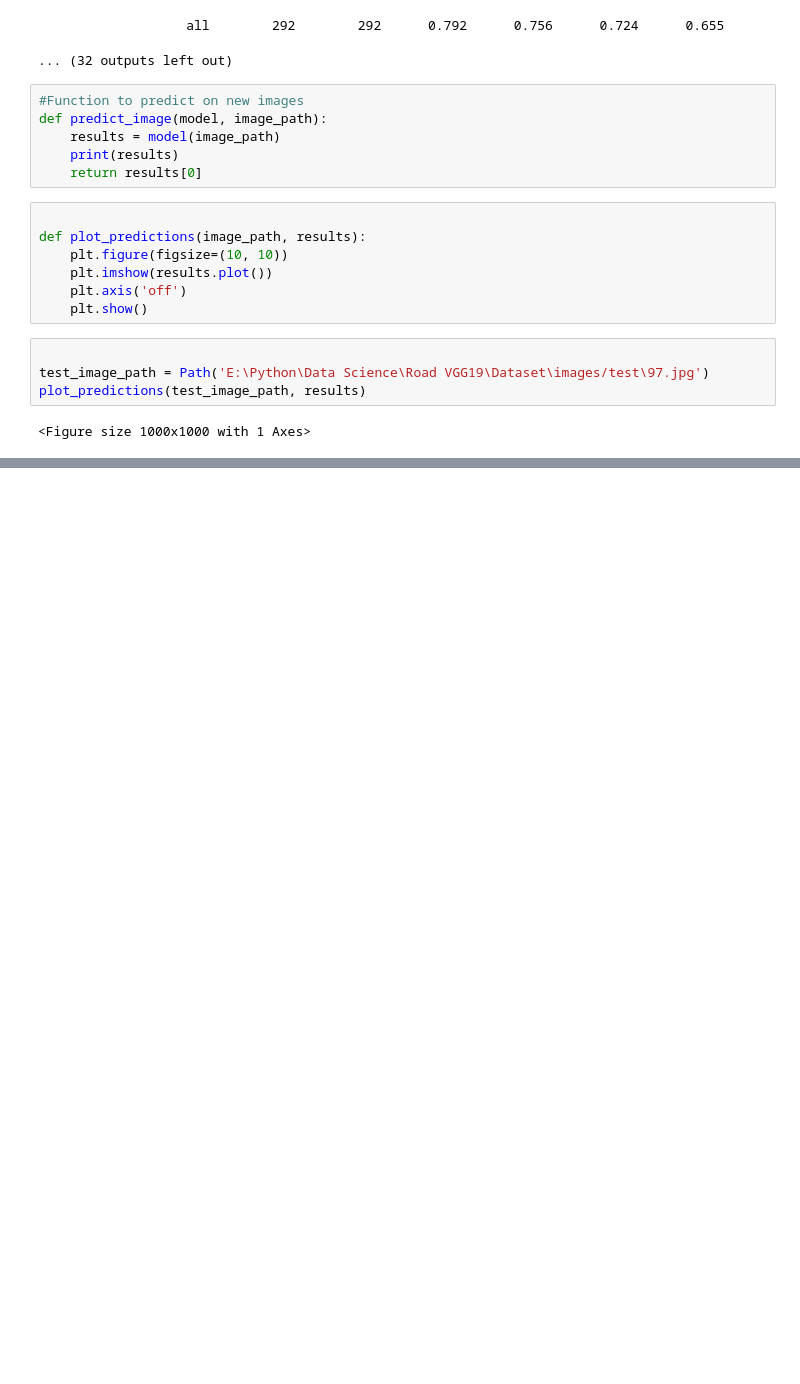
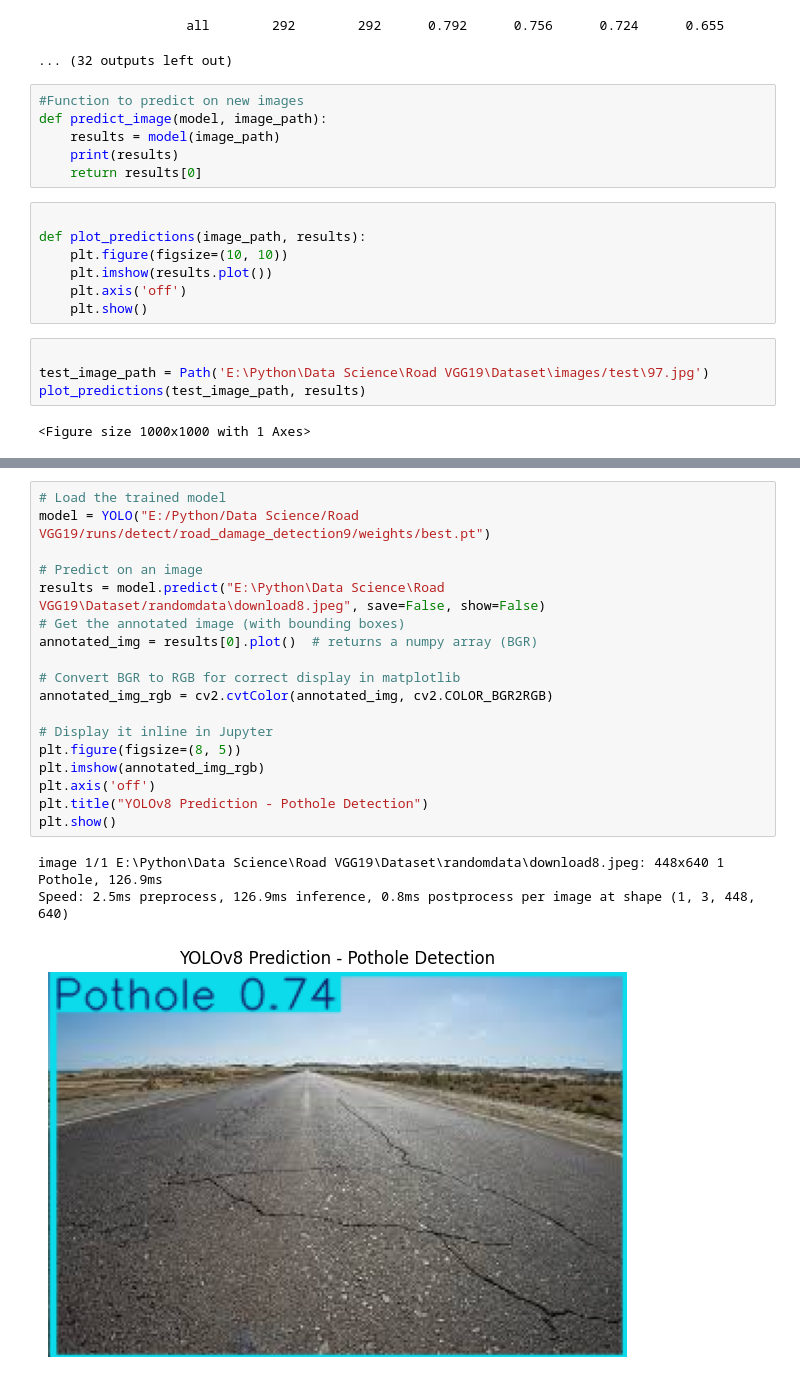
Before and after one commit to Masrafe-Siam/pothole_detection_CNN, a Jupyter notebook: Model/YOLO.ipynb, the cells around one changed output, grey strips where cells are left out. Saved outputs shown, nothing was run; the diff lists cells and outputs as text; blank space fills up the shorter version.

Commit message:
implement random images test features

```diff
--- a/Model/YOLO.ipynb
+++ b/Model/YOLO.ipynb
@@ -140,0 +122,22 @@ Detected class 1 with confidence 0.99
+# %%
+# Load the trained model
+model = YOLO("E:/Python/Data Science/Road VGG19/runs/detect/road_damage_detection9/weights/best.pt")
+
+# Predict on an image
+results = model.predict("E:\Python\Data Science\Road VGG19\Dataset/randomdata\download8.jpeg", save=False, show=False)
+# Get the annotated image (with bounding boxes)
+annotated_img = results[0].plot()  # returns a numpy array (BGR)
+
+# Convert BGR to RGB for correct display in matplotlib
+annotated_img_rgb = cv2.cvtColor(annotated_img, cv2.COLOR_BGR2RGB)
+
+# Display it inline in Jupyter
+plt.figure(figsize=(8, 5))
+plt.imshow(annotated_img_rgb)
+plt.axis('off')
+plt.title("YOLOv8 Prediction - Pothole Detection")
+plt.show()
+# %% [output]
+image 1/1 E:\Python\Data Science\Road VGG19\Dataset\randomdata\download8.jpeg: 448x640 1 Pothole, 126.9ms
+Speed: 2.5ms preprocess, 126.9ms inference, 0.8ms postprocess per image at shape (1, 3, 448, 640)
+[figure, added]
```
Also changed, not shown: parts of 2 cells of this notebook, 11 other files.
